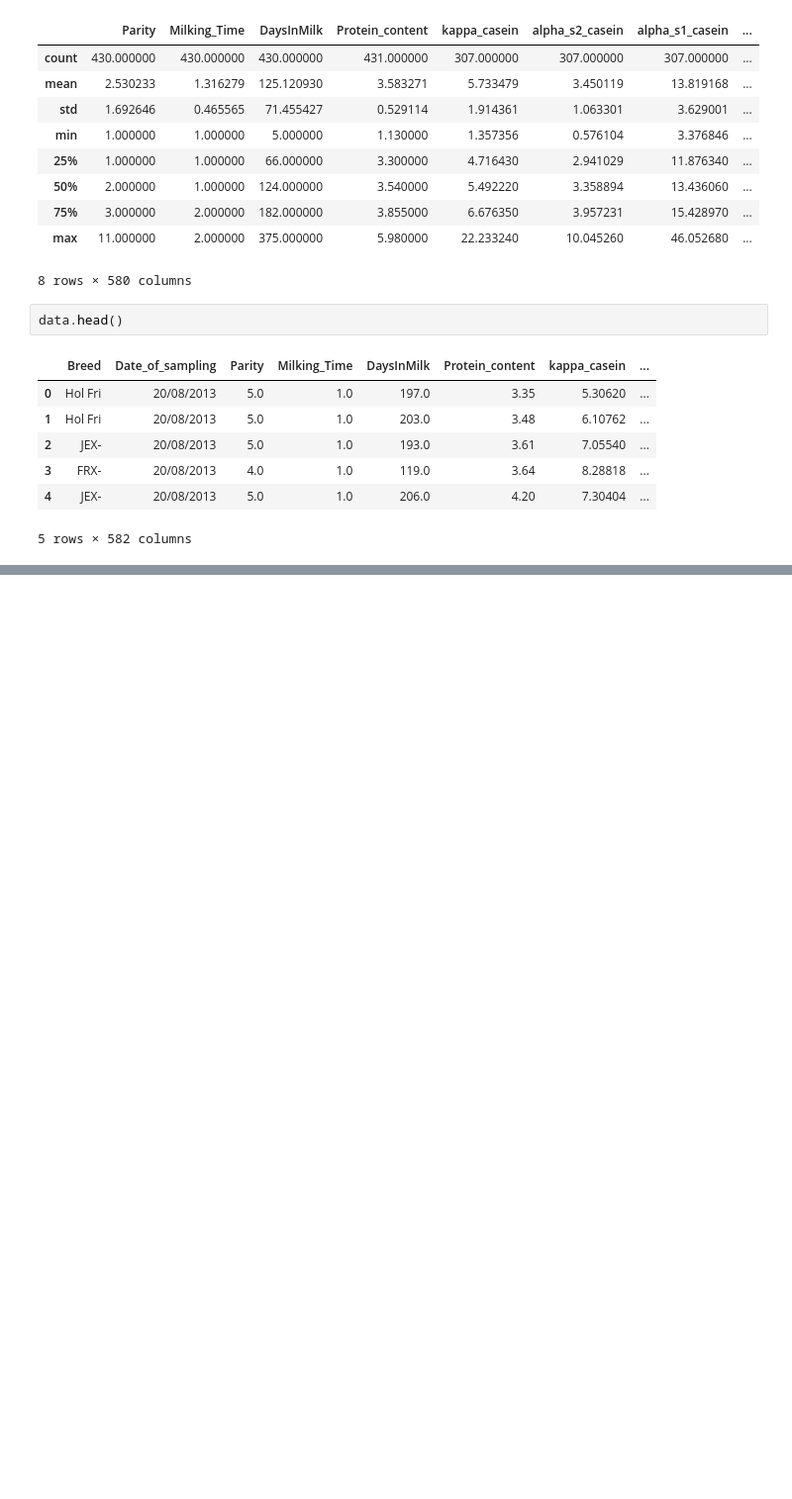
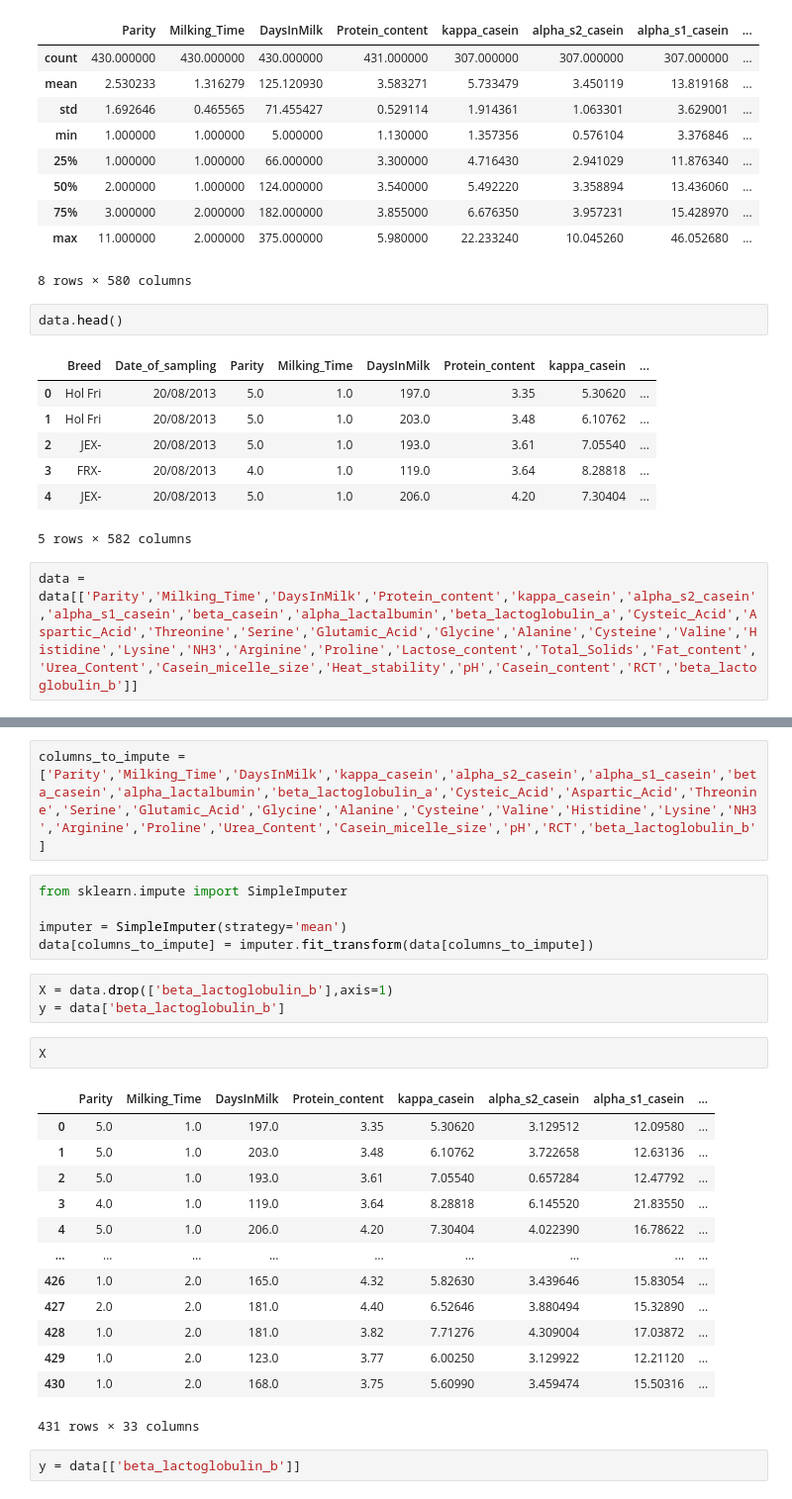
Before and after one commit to avd1729/Milky-way-of-Deep-Learning, a Jupyter notebook: Milky-way-of-Deep-Learning/notebooks/β Lactoglobulin B/notebook.ipynb, the cells around one changed output, grey strips where cells are left out. Shown at 99% size. Saved outputs shown, nothing was run; the diff lists cells and outputs as text; blank space fills up the shorter version.

Commit message:
B Lactoglobulin B

```diff
--- a/Milky-way-of-Deep-Learning/notebooks/β Lactoglobulin B/notebook.ipynb
+++ b/Milky-way-of-Deep-Learning/notebooks/β Lactoglobulin B/notebook.ipynb
@@ -38,3 +38,5 @@ data.head()
 | 3 | FRX- | 20/08/2013 | 4.0 | 1.0 | 119.0 | 3.64 | 8.28818 | ... |
 | 4 | JEX- | 20/08/2013 | 5.0 | 1.0 | 206.0 | 4.20 | 7.30404 | ... |
 5 rows × 582 columns
+# %%
+data = data[['Parity','Milking_Time','DaysInMilk','Protein_content','kappa_casein','alpha_s2_casein','alpha_s1_casein','beta_casein','alpha_lactalbumin','beta_lactoglobulin_a','Cysteic_Acid','Aspartic_Acid','Threonine','Serine','Glutamic_Acid','Glycine','Alanine','Cysteine','Valine','Histidine','Lysine','NH3','Arginine','Proline','Lactose_content','Total_Solids','Fat_content','Urea_Content','Casein_micelle_size','Heat_stability','pH','Casein_content','RCT','beta_lactoglobulin_b']]
@@ -40,0 +63,28 @@ data.head()
+# %%
+columns_to_impute = ['Parity','Milking_Time','DaysInMilk','kappa_casein','alpha_s2_casein','alpha_s1_casein','beta_casein','alpha_lactalbumin','beta_lactoglobulin_a','Cysteic_Acid','Aspartic_Acid','Threonine','Serine','Glutamic_Acid','Glycine','Alanine','Cysteine','Valine','Histidine','Lysine','NH3','Arginine','Proline','Urea_Content','Casein_micelle_size','pH','RCT','beta_lactoglobulin_b']
+# %%
+from sklearn.impute import SimpleImputer
+
+imputer = SimpleImputer(strategy='mean')
+data[columns_to_impute] = imputer.fit_transform(data[columns_to_impute])
+# %%
+X = data.drop(['beta_lactoglobulin_b'],axis=1)
+y = data['beta_lactoglobulin_b']
+# %%
+X
+# %% [output]
+|  | Parity | Milking_Time | DaysInMilk | Protein_content | kappa_casein | alpha_s2_casein | alpha_s1_casein | ... |
+| 0 | 5.0 | 1.0 | 197.0 | 3.35 | 5.30620 | 3.129512 | 12.09580 | ... |
+| 1 | 5.0 | 1.0 | 203.0 | 3.48 | 6.10762 | 3.722658 | 12.63136 | ... |
+| 2 | 5.0 | 1.0 | 193.0 | 3.61 | 7.05540 | 0.657284 | 12.47792 | ... |
+| 3 | 4.0 | 1.0 | 119.0 | 3.64 | 8.28818 | 6.145520 | 21.83550 | ... |
+| 4 | 5.0 | 1.0 | 206.0 | 4.20 | 7.30404 | 4.022390 | 16.78622 | ... |
+| ... | ... | ... | ... | ... | ... | ... | ... | ... |
+| 426 | 1.0 | 2.0 | 165.0 | 4.32 | 5.82630 | 3.439646 | 15.83054 | ... |
+| 427 | 2.0 | 2.0 | 181.0 | 4.40 | 6.52646 | 3.880494 | 15.32890 | ... |
+| 428 | 1.0 | 2.0 | 181.0 | 3.82 | 7.71276 | 4.309004 | 17.03872 | ... |
+| 429 | 1.0 | 2.0 | 123.0 | 3.77 | 6.00250 | 3.129922 | 12.21120 | ... |
+| 430 | 1.0 | 2.0 | 168.0 | 3.75 | 5.60990 | 3.459474 | 15.50316 | ... |
+431 rows × 33 columns
+# %%
+y = data[['beta_lactoglobulin_b']]
```
Also changed, not shown: parts of 10 cells of this notebook.
